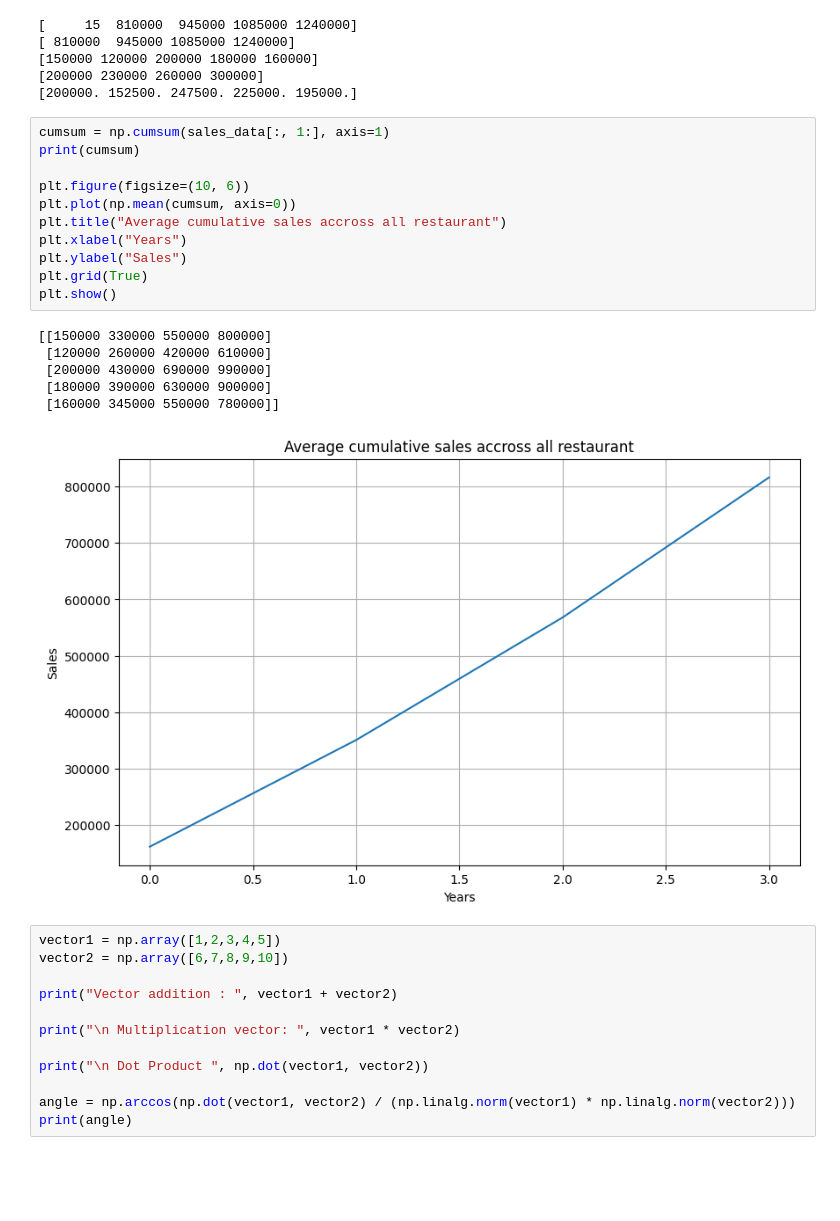
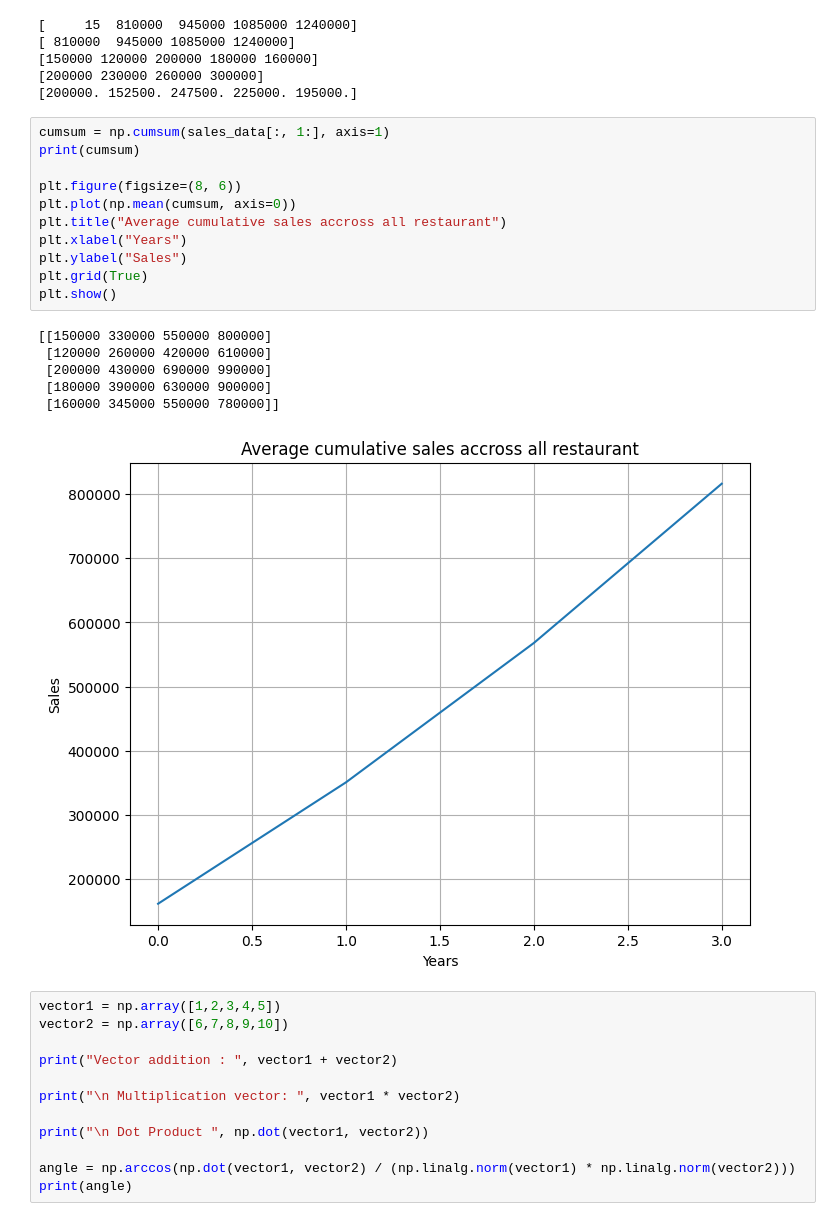
Before and after one commit to Priyavaratsaini3/NUMPY, a Jupyter notebook: phase_3.ipynb, the cells around one changed output. Saved outputs shown, nothing was run; the diff lists cells and outputs as text; blank space fills up the shorter version.

```diff
--- a/phase_3.ipynb
+++ b/phase_3.ipynb
@@ -49,21 +49,21 @@ print(avg_sales)
 # %%
 cumsum = np.cumsum(sales_data[:, 1:], axis=1)
 print(cumsum)
 
-plt.figure(figsize=(10, 6))
+plt.figure(figsize=(8, 6))
 plt.plot(np.mean(cumsum, axis=0))
 plt.title("Average cumulative sales accross all restaurant")
 plt.xlabel("Years")
 plt.ylabel("Sales")
 plt.grid(True)
 plt.show()
 # %% [output]
 [[150000 330000 550000 800000]
  [120000 260000 420000 610000]
  [200000 430000 690000 990000]
  [180000 390000 630000 900000]
  [160000 345000 550000 780000]]
-[figure, old version]
+[figure, new version]
 # %%
 vector1 = np.array([1,2,3,4,5])
 vector2 = np.array([6,7,8,9,10])
```
